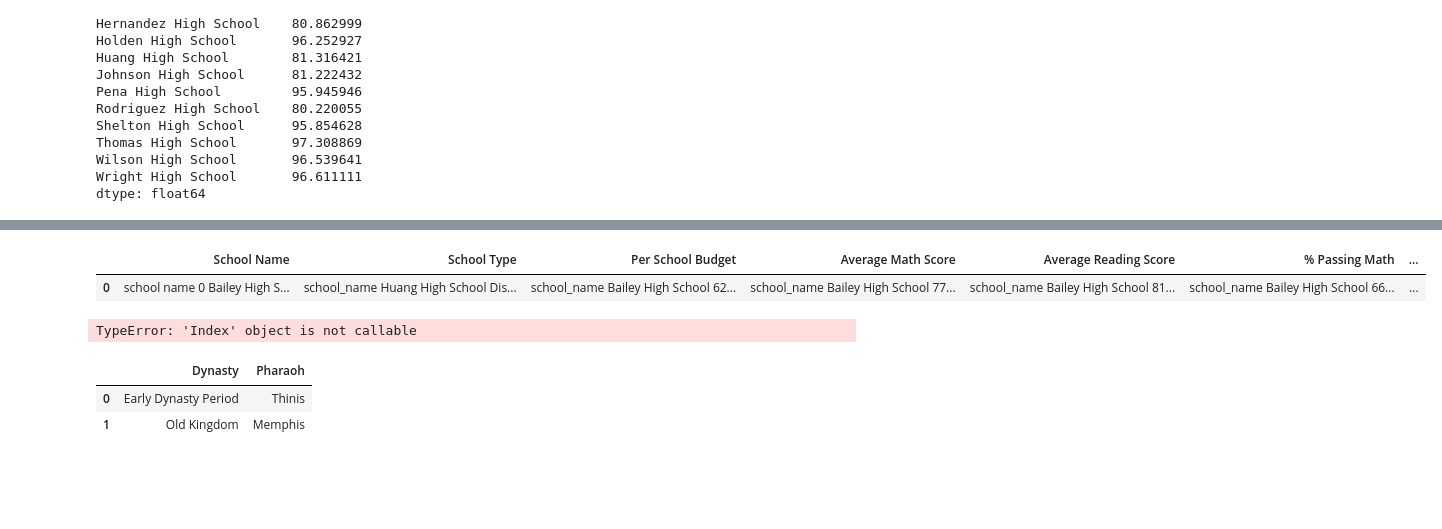
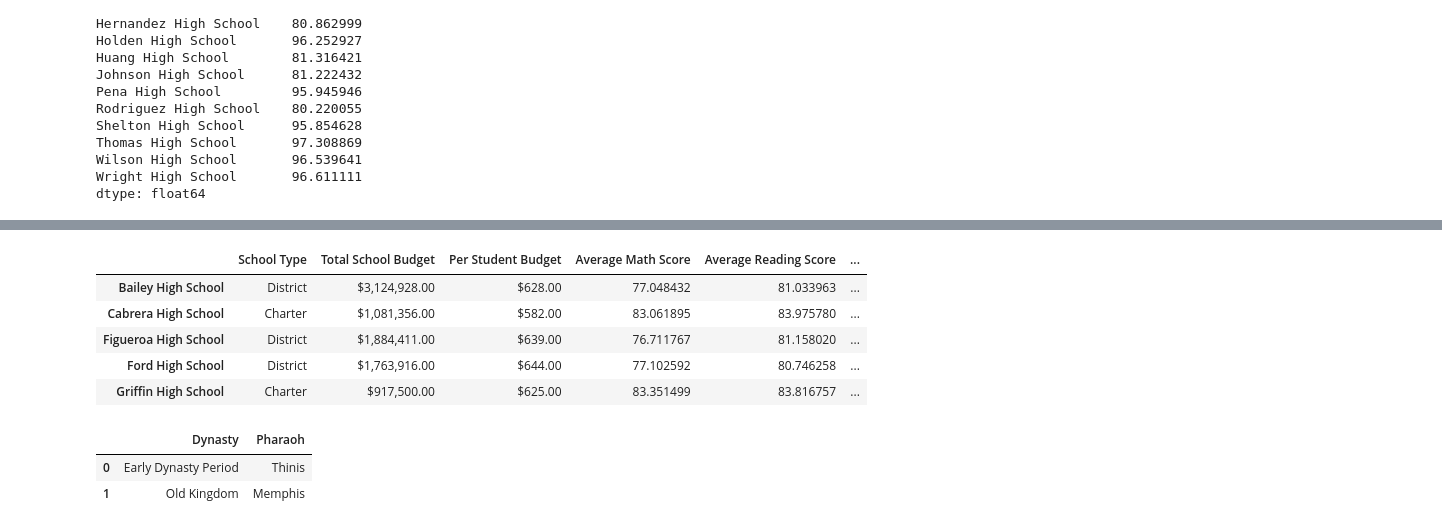
Before and after one commit to JohnMowry77/pandas-challenge, a Jupyter notebook: PyCitySchools/PyCitySchools_starter.ipynb, the cells around one changed output, grey strips where cells are left out. Drawn from its saved outputs; the diff is of its cells as text; code cells hidden in the pictures; blank space fills up the shorter version.

Commit message:
School Summary

```diff
--- a/PyCitySchools/PyCitySchools_starter.ipynb
+++ b/PyCitySchools/PyCitySchools_starter.ipynb
@@ -549,0 +583,15 @@ overall_pass
+# %%
+#% Overall Passing (The percentage of students that passed math **and** reading)
+
+overall_pass=school_complete_df[(school_complete_df[school_math_pass_percent]>=70) & (school_complete_df[school_reading_pass_percent]>=70)].count()["student_name"]
+overall_pass=overall_pass/student_school_count*100
+overall_pass
+#school_pass_math_count=school_pass_math.groupby(["school_name"]).count()["math_score"]
+
+#overall_pass=school_complete_df[(school_complete_df["reading_score"]>=70) & (school_complete_df["math_score"]>=70)]
+#overall_pass=overall_pass.groupby(["school_name"]).count()["reading_score", "math_score"]
+
+#overall_pass=overall_pass/student_school_count*100
+#overall_pass
+
+####Come back to this
@@ -549,0 +620,3 @@ overall_pass
+# %%
+overall_passing=(overall_pass/total_students)*100
+overall_passing
@@ -590,23 +671,26 @@ school_name = pd.DataFrame({
 #reference multiple columns within a dataframe
 #school_summary[['school_name_df', 'shcool_type']]
 # %%
-#
-# Create a DataFrame of frames using a dictionary of list
-school_summary= pd.DataFrame({"School Name": [school_name],
-    "School Type": [school_type],
-    "Per School Budget": [per_student_budget],
-    "Average Math Score": [school_math_avg],
-    "Average Reading Score": [school_reading_avg],
-    "% Passing Math": [school_math_pass_percent],
-    "% Passing Reading": [school_reading_pass_percent],
-    "% Overall Passing": [overall_pass]
+# Create a dataframe using each series
+# use .map {:, 2f}.format to put $ signs into column
+# School name will be index 0
+
+school_summary= pd.DataFrame({
+    "School Type": school_type,
+    "Total School Budget": total_school_budget.map('${:,.2f}'.format),
+    "Per Student Budget": per_student_budget.map('${:,.2f}'.format),
+    "Average Math Score": school_math_avg,
+    "Average Reading Score": school_reading_avg,
+    "% Passing Math": school_math_pass_percent,
+    "% Passing Reading": school_reading_pass_percent,
+    "% Overall Passing": overall_passing
 })
 school_summary
 school_summary.head()
 # %% [output]
-|  | School Name | School Type | Per School Budget | Average Math Score | Average Reading Score | % Passing Math | ... |
-| 0 | school name 0 Bailey High S... | school_name Huang High School Dis... | school_name Bailey High School 62... | school_name Bailey High School 77... | school_name Bailey High School 81... | school_name Bailey High School 66... | ... |
+|  | School Type | Total School Budget | Per Student Budget | Average Math Score | Average Reading Score | ... |
+| Bailey High School | District | $3,124,928.00 | $628.00 | 77.048432 | 81.033963 | ... |
+| Cabrera High School | Charter | $1,081,356.00 | $582.00 | 83.061895 | 83.975780 | ... |
+| Figueroa High School | District | $1,884,411.00 | $639.00 | 76.711767 | 81.158020 | ... |
+| Ford High School | District | $1,763,916.00 | $644.00 | 77.102592 | 80.746258 | ... |
+| Griffin High School | Charter | $917,500.00 | $625.00 | 83.351499 | 83.816757 | ... |
-# %%
-school_summary.columns()
-# %% [output]
-TypeError: 'Index' object is not callable
```
Also changed, not shown: parts of 21 cells of this notebook.
